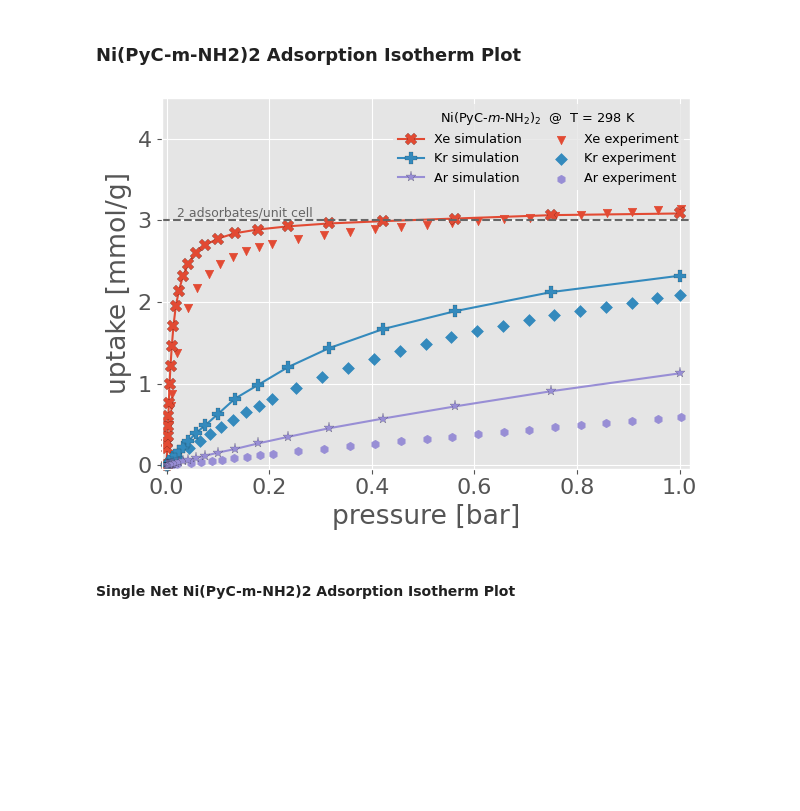
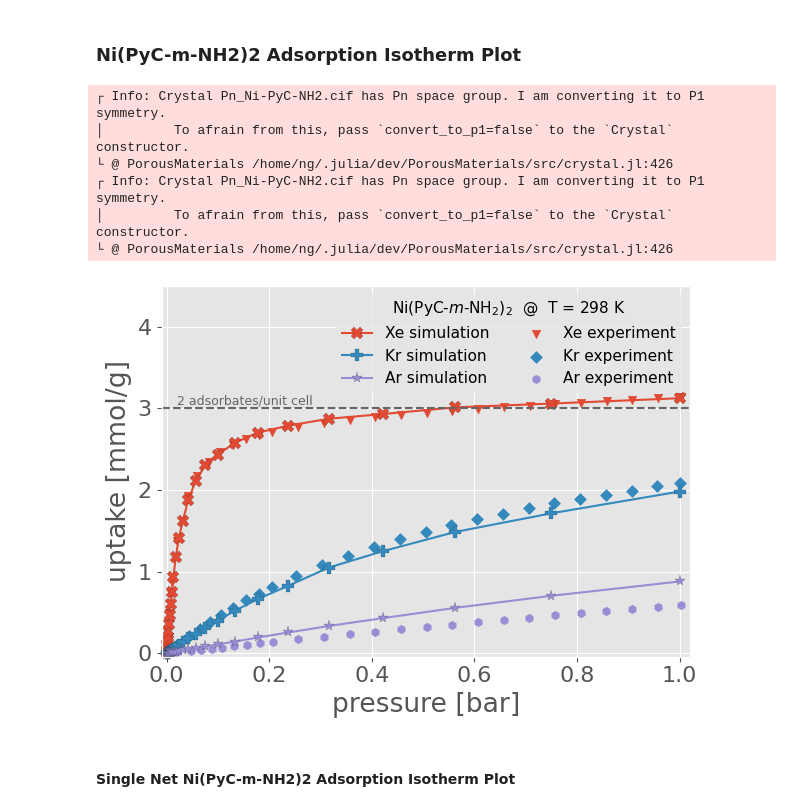
Before and after one commit to SimonEnsemble/NiPyC_analogues, a Jupyter notebook: figures/isotherm_plots/Plotting_Isotherm_Data.ipynb, the cells around one changed output. Drawn from its saved outputs; the diff is of its cells as text; code cells hidden in the pictures; blank space fills up the shorter version.

```diff
--- a/figures/isotherm_plots/Plotting_Isotherm_Data.ipynb
+++ b/figures/isotherm_plots/Plotting_Isotherm_Data.ipynb
@@ -266,8 +267,11 @@ plt_data = Dict(
     ("NiPyC2", "mNH2", "Ar") => Dict("n_pts" => 4, "xlims" => [-1E-4, 0.012], "ylims" => [-1E-4, 0.008])
 )
 
+mof_to_marker = Dict(("NiPyC2", "") => "v", ("NiPyC2", "mNH2") => "p")
+mof_linetype  = Dict(("NiPyC2", "") => "--", ("NiPyC2", "mNH2") => "-.")
+
 for mof in [("NiPyC2", ""), ("NiPyC2", "mNH2")]
-    figure(figsize=(12, 6)) # generate a figure
+    figure(figsize=(7, 5)) # figsize=(12, 6), generate a figure
     for gas in adsorbates
         # load experimental data
         data = experimental_isotherm_data(gas, mof[1], mof[2])
@@ -277,33 +281,29 @@ for mof in [("NiPyC2", ""), ("NiPyC2", "mNH2")]
         n = HK_pm[(mof[1], mof[2], gas)]["H"] .* p
         str = @sprintf("%0.2f mmol/(g-bar)", HK_pm[(mof[1], mof[2], gas)]["H"])
         plot(p, n, label=gas * ", H = " * str,
-            linestyle="--",
+            linestyle=mof_linetype[mof], linewidth=2,
             color=adsorbate_to_color[gas])
-
-
-#         # print Henry coefficient on plot
-#         str = @sprintf("%0.2f mmol/g-bar ", HK_pm[(mof[1], mof[2], gas)]["H"])
-#         bbox_kwargs = Dict(:facecolor => "none", :edgecolor => "k", :boxstyle => "round")
-#         text(0.001, data[plt_data[(mof[1], mof[2], gas)]["n_pts"], Symbol("⟨N⟩ (mmol/g)")],
-#              str, fontsize="medium", bbox=bbox_kwargs)
 
         # plot points used in fitting
         scatter(data[1:plt_data[(mof[1], mof[2], gas)]["n_pts"], Symbol("pressure (bar)")],
                          data[1:plt_data[(mof[1], mof[2], gas)]["n_pts"], Symbol("⟨N⟩ (mmol/g)")],
+                         s=30,
                          label=gas* " (used for fitting)",
-                         color=adsorbate_to_color[gas])
+                         color=adsorbate_to_color[gas],
+                         linewidth=2)
         # plot points not used in fitting
         scatter(data[plt_data[(mof[1], mof[2], gas)]["n_pts"]:end, Symbol("pressure (bar)")],
                          data[plt_data[(mof[1], mof[2], gas)]["n_pts"]:end, Symbol("⟨N⟩ (mmol/g)")],
+                         s=30,
                          label=gas* " (not used for fitting)",
                          facecolor="none",
                          edgecolor=adsorbate_to_color[gas],
-                         linewidth=1.2)
+                         linewidth=2)
 
-        legend(title="T = 298 K", title_fontsize="xx-small", fontsize="xx-small",
-               facecolor="none", bbox_to_anchor=(1.05, 1))
+        legend(title="T = 298 K", title_fontsize=10,
+               fontsize=10,  loc=7)
 
-        title(pretty_names[(mof[1], mof[2])], fontsize="small")
+        title(pretty_names[(mof[1], mof[2])], fontsize=12)
 
         xlim([-0.01, 1.01])
         ylim([-0.1, 3.2])
@@ -489,7 +489,7 @@ tight_layout()
 ### Ni(PyC-m-NH2)2 Adsorption Isotherm Plot
 # %%
 # frameworks to plot
-frameworks = ["NiPyC2_relax_sc211_meta_functionalized_NH2_pbesol_relax.cif"]
+frameworks = ["Pn_Ni-PyC-NH2.cif"] #["NiPyC2_relax_sc211_meta_functionalized_NH2_pbesol_relax.cif"]
 
 sim_params["xtal"] = Crystal(frameworks[1])
 
@@ -504,7 +504,7 @@ fig, ax1 = plt.subplots() # create the figure as a subplot
 plts = Array{Any, 1}(undef, 6)
 nn   = 0 # plot index
 
-sim_params
+# sim_params
 
 for gas in adsorbates
     for mof in frameworks
@@ -536,38 +536,44 @@ for gas in adsorbates
                             label=labels_exp[gas],
                             marker=data_marker[nn],
                             color=adsorbate_to_color[gas],
                             clip_on=false)
 end
 
 # divided by two to account for 2x1x1 cell replication before DFT relaxation
-ads_scale_factor = adsorption_scale_factor(frameworks[1])/2
+ads_scale_factor = adsorption_scale_factor(frameworks[1])
 
 # title("Ni(PyC-" * L"m" * "-NH" * L"_2" * ")" * L"_2", fontsize="xx-small")
-legend(loc="best", fontsize="xx-small",
+legend(loc="best", fontsize="x-small",
        title="Ni(PyC-" * L"m" * "-NH" * L"_2" * ")" * L"_2" *"  @  T = 298 K",
-       title_fontsize="xx-small", ncol=2, edgecolor="none")
+       title_fontsize="x-small", ncol=2, edgecolor="none")
 
 ax1.grid("on")
 ax1.set_xlabel("pressure [bar]")
 ax1.set_ylabel("uptake [mmol/g]")
 
 ymin = -0.04
 ymax = 4.5
 ax1.set_ylim(ymin, ymax)
 
 
 xmin = -0.01
 xmax = sim_params["pressures"][end] + 0.02
 ax1.set_xlim(xmin, xmax)
 
 ax1.axhline(y=2/ads_scale_factor, linestyle="--", color="0.4")
 ax1.text(0.02, 2/ads_scale_factor+0.04, "2 adsorbates/unit cell", color="0.4", fontsize=9)
 
 tight_layout()
 # savefig("mNH2-NiPyC2_isotherms_sim_vs_exp_UFF.png", dpi=360, format="png")
-# savefig("mNH2-NiPyC2_isotherms_sim_vs_exp_UFF.pdf", dpi=600, format="pdf")
+# savefig("mNH2-NiPyC2_isotherms_exp_UFF.pdf", dpi=600, format="pdf")
 # %% [output]
+┌ Info: Crystal Pn_Ni-PyC-NH2.cif has Pn space group. I am converting it to P1 symmetry.
+│         To afrain from this, pass `convert_to_p1=false` to the `Crystal` constructor.
+└ @ PorousMaterials /home/ng/.julia/dev/PorousMaterials/src/crystal.jl:426
+┌ Info: Crystal Pn_Ni-PyC-NH2.cif has Pn space group. I am converting it to P1 symmetry.
+│         To afrain from this, pass `convert_to_p1=false` to the `Crystal` constructor.
+└ @ PorousMaterials /home/ng/.julia/dev/PorousMaterials/src/crystal.jl:426
-[figure, old version]
+[figure, new version]
 # %% [markdown]
 #### Single Net Ni(PyC-m-NH2)2 Adsorption Isotherm Plot
 # %%
```
Also changed, not shown: parts of 6 cells of this notebook, 24 other files.
